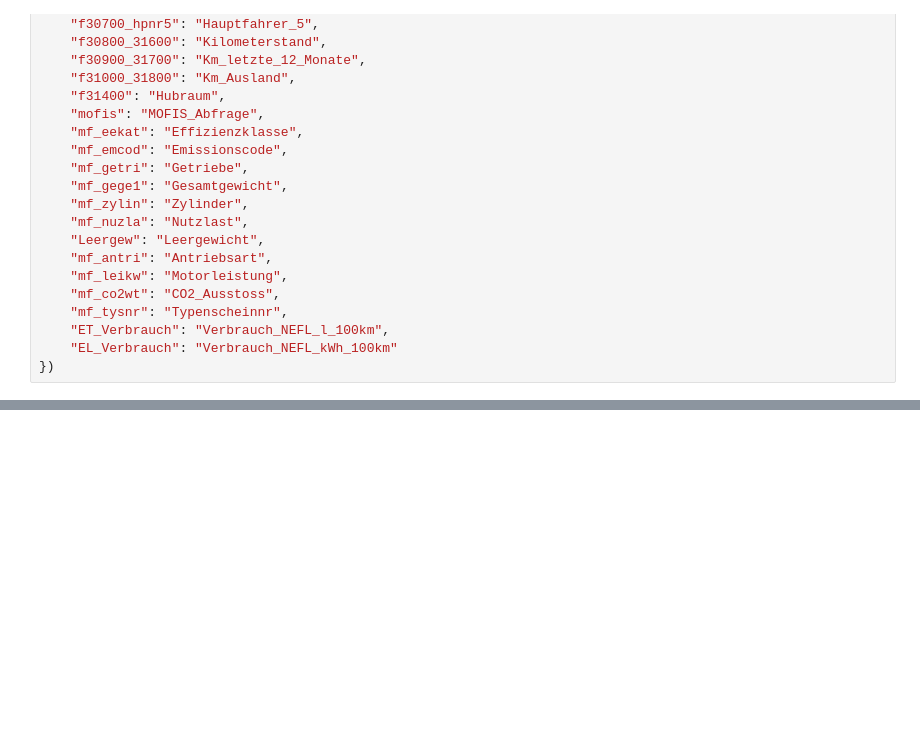
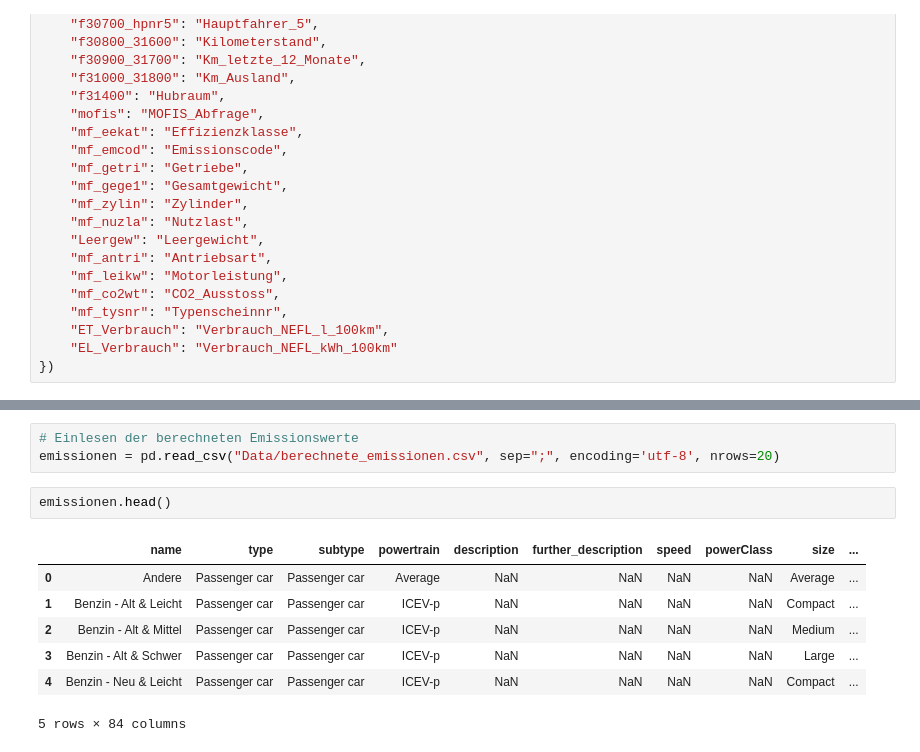
Before and after one commit to larissa-marti/ANM_Gruppe_Y, a Jupyter notebook: fahrzeuge.ipynb, the cells around one changed output, grey strips where cells are left out. Saved outputs shown, nothing was run; the diff lists cells and outputs as text; blank space fills up the shorter version.

```diff
--- a/fahrzeuge.ipynb
+++ b/fahrzeuge.ipynb
@@ -134,0 +271,13 @@ plt.show()
+# %%
+# Einlesen der berechneten Emissionswerte
+emissionen = pd.read_csv("Data/berechnete_emissionen.csv", sep=";", encoding='utf-8', nrows=20)
+# %%
+emissionen.head()
+# %% [output]
+|  | name | type | subtype | powertrain | description | further_description | speed | powerClass | size | ... |
+| 0 | Andere | Passenger car | Passenger car | Average | NaN | NaN | NaN | NaN | Average | ... |
+| 1 | Benzin - Alt & Leicht | Passenger car | Passenger car | ICEV-p | NaN | NaN | NaN | NaN | Compact | ... |
+| 2 | Benzin - Alt & Mittel | Passenger car | Passenger car | ICEV-p | NaN | NaN | NaN | NaN | Medium | ... |
+| 3 | Benzin - Alt & Schwer | Passenger car | Passenger car | ICEV-p | NaN | NaN | NaN | NaN | Large | ... |
+| 4 | Benzin - Neu & Leicht | Passenger car | Passenger car | ICEV-p | NaN | NaN | NaN | NaN | Compact | ... |
+5 rows × 84 columns
```
Also changed, not shown: parts of 14 cells of this notebook.
